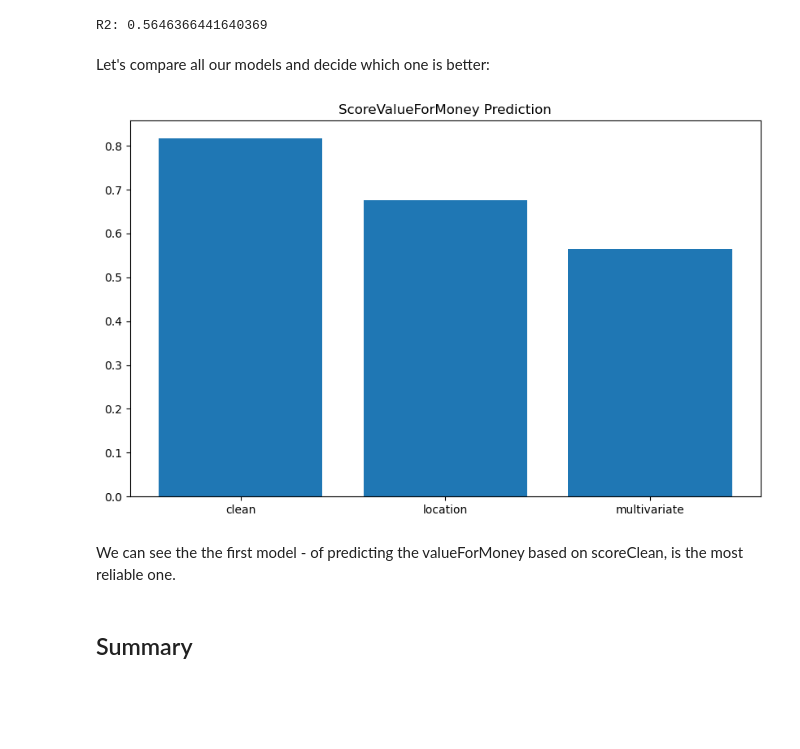
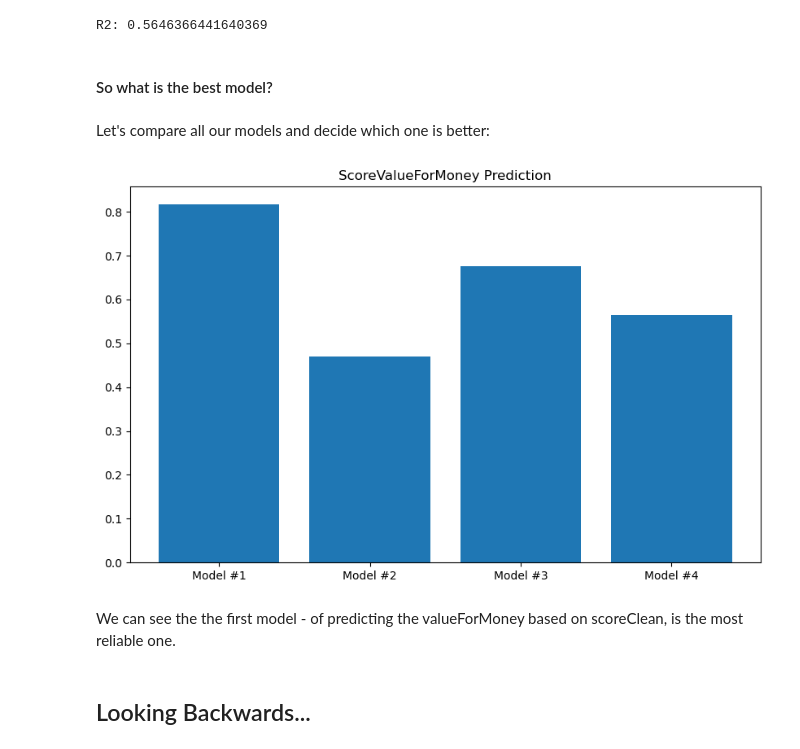
Before and after one commit to yarin-cohen02/dataScienceProject, a Jupyter notebook: project.ipynb, the cells around one changed output. Saved outputs shown, nothing was run; the diff lists cells and outputs as text; code cells hidden in the pictures; blank space fills up the shorter version.

```diff
--- a/project.ipynb
+++ b/project.ipynb
@@ -1165,0 +1192,3 @@ r2_score(numericDf["scoreValueForMoney"].tolist(), m.predict(numericDf["scoreVal
+# %%
+newDf = nanOutliers(df, "scoreGeneral")
+newDf.describe()
@@ -1165,0 +1205,3 @@ r2_score(numericDf["scoreValueForMoney"].tolist(), m.predict(numericDf["scoreVal
+# %%
+newDf = replaceMissingValues(newDf)
+newDf.describe()
@@ -1165,0 +1222,9 @@ r2_score(numericDf["scoreValueForMoney"].tolist(), m.predict(numericDf["scoreVal
+# %%
+X3 = newDf[["scoreValueForMoney"]].values
+y3 = newDf["scoreGeneral"].values
+
+X3_train, X3_test, y3_train, y3_test = train_test_split(X3, y3, test_size=0.2, random_state=42)
+
+m3 = linear_model.LinearRegression().fit(X3, y3)
+
+showScatterPlotPredict(m3, newDf, "scoreValueForMoney", "scoreGeneral")
@@ -1169,10 +1250,12 @@ showScatterPlot(numericDf, "scoreLocation", ["scoreValueForMoney"], "scoreValueF
 # %% [output]
 [figure]
 # %%
-x1 = numericDf[["scoreLocation"]].values
+X1 = numericDf[["scoreLocation"]].values
 y1 = numericDf["scoreValueForMoney"].values
 
-m1 = linear_model.LinearRegression().fit(x1, y1)
+X1_train, X1_test, y1_train, y1_test = train_test_split(X1, y1, test_size=0.2, random_state=42)
+
+m1 = linear_model.LinearRegression().fit(X1, y1)
 
 showScatterPlotPredict(m1, numericDf, "scoreLocation", "scoreValueForMoney")
 # %% [output]
@@ -1218,22 +1301,25 @@ Intercept: -0.0165870412051784
 print("R2:",lr.score(xUnited,yUnited))
 # %% [output]
 R2: 0.5646366441640369
+# %% [markdown]
+#### So what is the best model?
 # %% [markdown]
 Let's compare all our models and decide which one is better:
 # %%
 modelsData = {
-    "clean": r2_score(numericDf["scoreValueForMoney"].tolist(), m.predict(numericDf["scoreValueForMoney"].values.reshape(-1, 1)).flatten()),
-    "location": r2_score(numericDf["scoreValueForMoney"].tolist(), m1.predict(numericDf["scoreValueForMoney"].values.reshape(-1, 1)).flatten()),
-    "multivariate": lr.score(xUnited,yUnited)
+    "Model #1": r2_score(numericDf["scoreValueForMoney"].tolist(), m.predict(numericDf["scoreValueForMoney"].values.reshape(-1, 1)).flatten()),
+    "Model #2" : r2_score(numericDf["scoreGeneral"].tolist(), m3.predict(numericDf["scoreGeneral"].values.reshape(-1, 1)).flatten()),
+    "Model #3": r2_score(numericDf["scoreValueForMoney"].tolist(), m1.predict(numericDf["scoreValueForMoney"].values.reshape(-1, 1)).flatten()),
+    "Model #4": lr.score(xUnited,yUnited)
 }
 
 columnsGraph(modelsData, "ScoreValueForMoney Prediction")
 # %% [output]
-[figure, old version]
+[figure, new version]
 # %% [markdown]
 We can see the the first model - of predicting the valueForMoney based on scoreClean, is the most reliable one.
-# %% [markdown]
-## Summary
+# %% [markdown]
+## Looking Backwards...
 # %% [markdown]
 <div style="display: flex; align-items: center;">
 <div>
```
Also changed, not shown: parts of 22 cells of this notebook.
